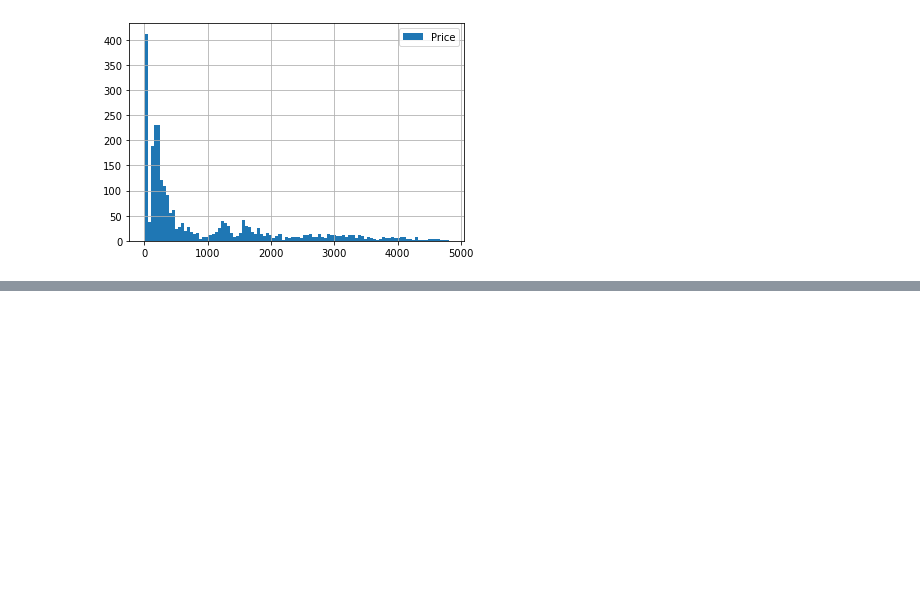
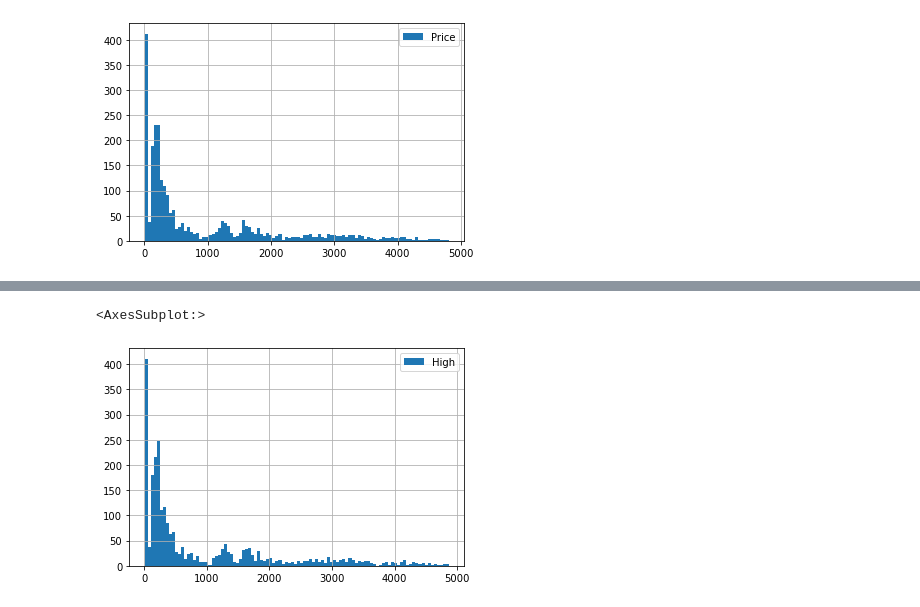
Before and after one commit to jamesjhjung/Ethereum-Prediction-Model, a Jupyter notebook: EDA.ipynb, the cells around one changed output, grey strips where cells are left out. Saved outputs shown, nothing was run; the diff lists cells and outputs as text; code cells hidden in the pictures; blank space fills up the shorter version.

```diff
--- a/EDA.ipynb
+++ b/EDA.ipynb
@@ -130,0 +173,6 @@ df['Price'].hist(bins = 100, legend = True)
+# %%
+# histogram of High
+hist_col(df['High'])
+# %% [output]
+<AxesSubplot:>
+[figure, added]
```
Also changed, not shown: parts of 10 cells of this notebook.
